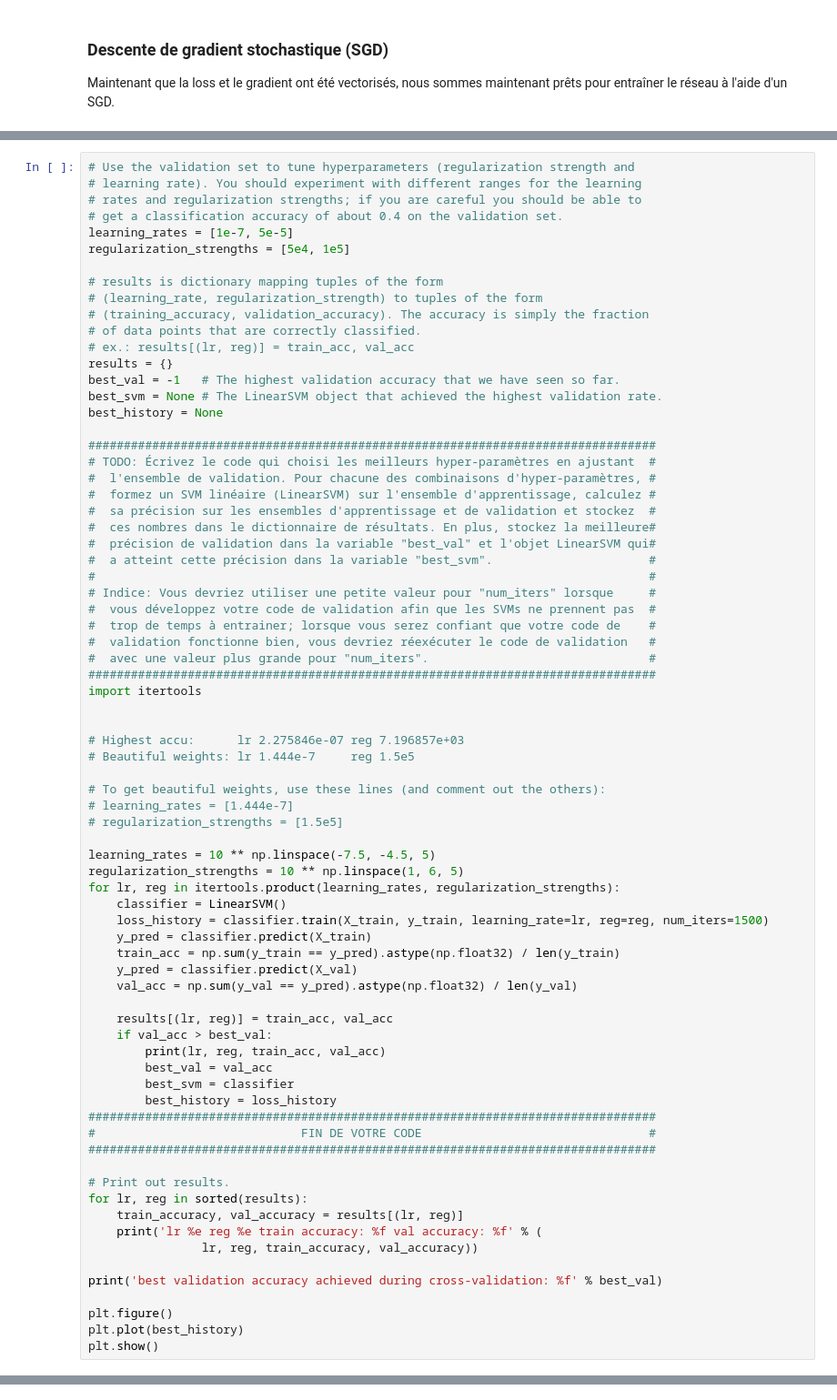
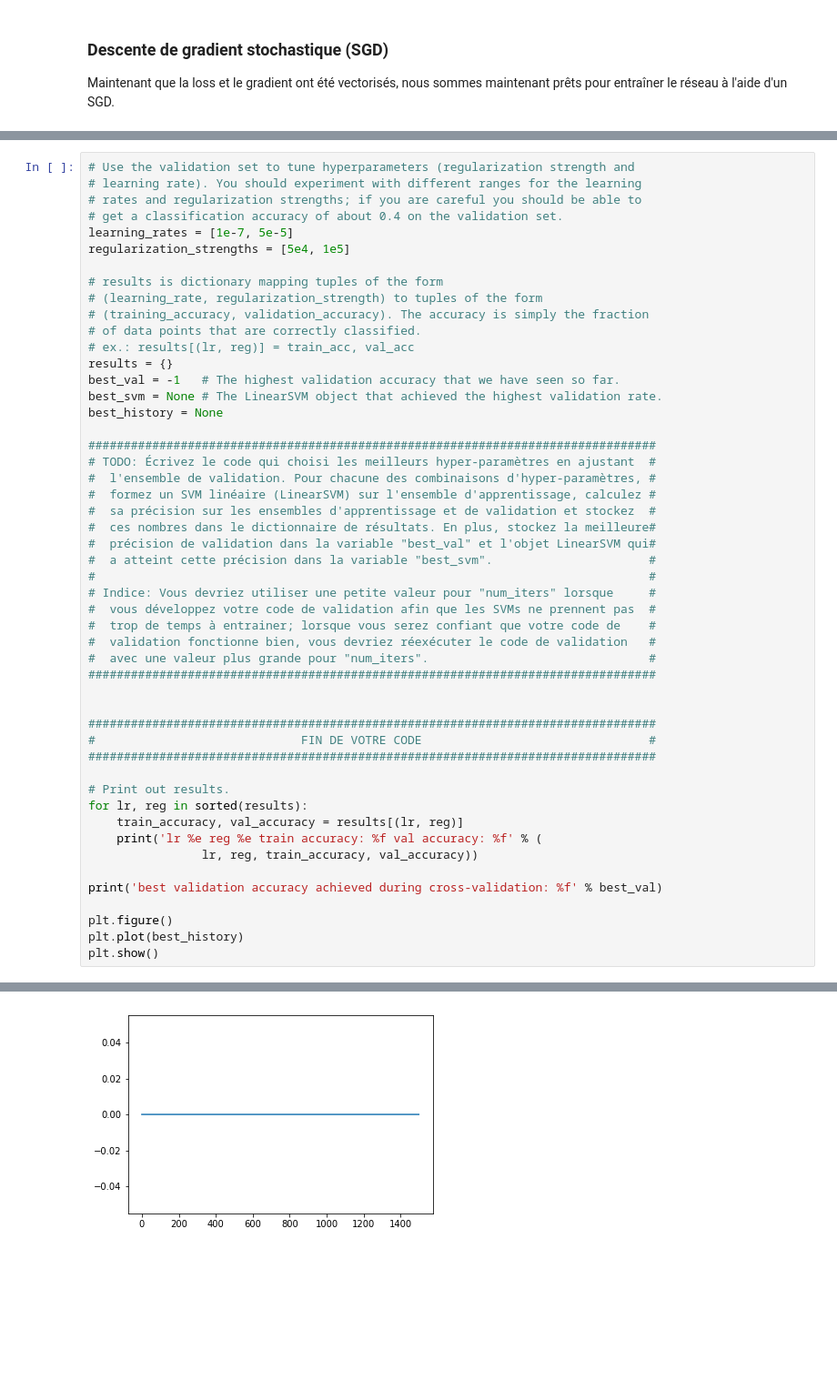
Before and after one commit to pspino/TP1-IFT725, a Jupyter notebook: prog/svm.ipynb, the cells around one changed output, grey strips where cells are left out. Shown: that part at 91% size. Drawn from its saved outputs; the diff is of its cells as text; blank space fills up the shorter version.

```diff
--- a/prog/svm.ipynb
+++ b/prog/svm.ipynb
@@ -380,32 +406,8 @@ best_history = None
 #  validation fonctionne bien, vous devriez réexécuter le code de validation   #
 #  avec une valeur plus grande pour "num_iters".                               #
 ################################################################################
-import itertools
 
 
-# Highest accu:      lr 2.275846e-07 reg 7.196857e+03
-# Beautiful weights: lr 1.444e-7     reg 1.5e5
-
-# To get beautiful weights, use these lines (and comment out the others):
-# learning_rates = [1.444e-7]
-# regularization_strengths = [1.5e5]
-
-learning_rates = 10 ** np.linspace(-7.5, -4.5, 5)
-regularization_strengths = 10 ** np.linspace(1, 6, 5)
-for lr, reg in itertools.product(learning_rates, regularization_strengths):
-    classifier = LinearSVM()
-    loss_history = classifier.train(X_train, y_train, learning_rate=lr, reg=reg, num_iters=1500)
-    y_pred = classifier.predict(X_train)
-    train_acc = np.sum(y_train == y_pred).astype(np.float32) / len(y_train)
-    y_pred = classifier.predict(X_val)
-    val_acc = np.sum(y_val == y_pred).astype(np.float32) / len(y_val)
-
-    results[(lr, reg)] = train_acc, val_acc
-    if val_acc > best_val:
-        print(lr, reg, train_acc, val_acc)
-        best_val = val_acc
-        best_svm = classifier
-        best_history = loss_history
 ################################################################################
 #                             FIN DE VOTRE CODE                                #
 ################################################################################
@@ -421,3 +423,4 @@ print('best validation accuracy achieved during cross-validation: %f' % best_val
 plt.figure()
 plt.plot(best_history)
 plt.show()
+# %% [output]
@@ -424,3 +444,4 @@ plt.show()
+[figure, added]
 # %%
 # Visualize the cross-validation results
 import math
```
Also changed, not shown: parts of 14 cells of this notebook, 4 other files.
